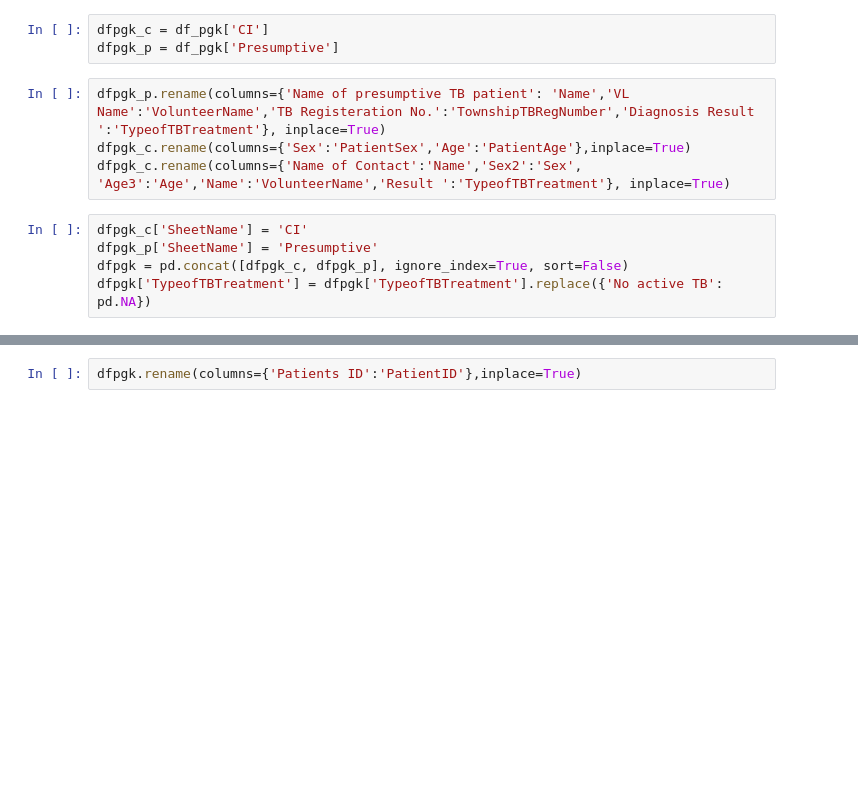
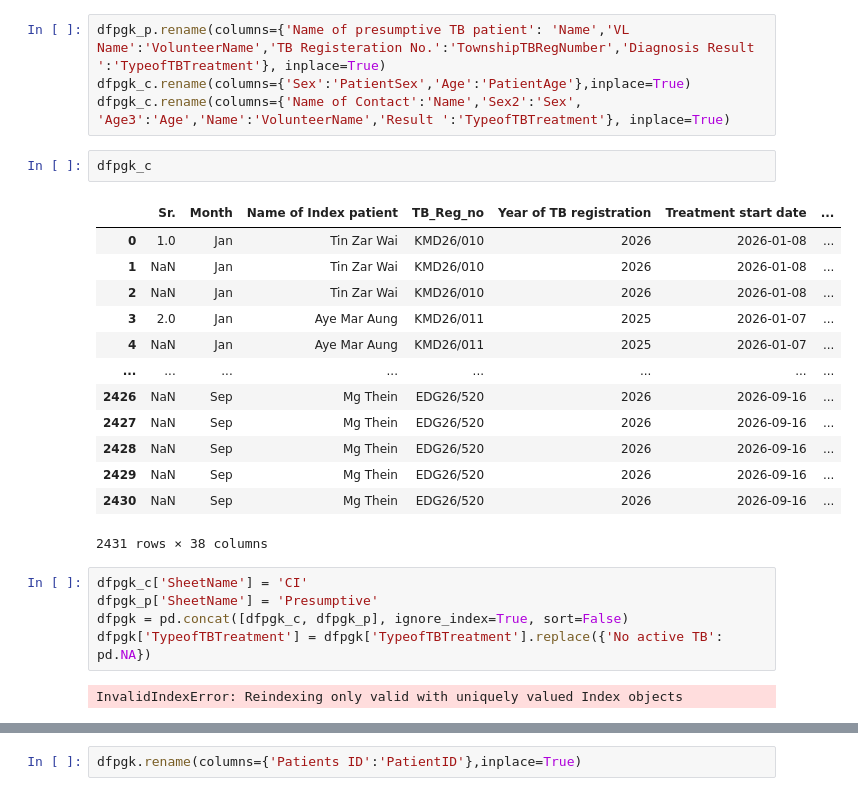
Before and after one commit to toepyaesone/YGNTBPROJECT, a Jupyter notebook: _2026 ReportValidation_PGK_260423.ipynb, the cells around one changed output, grey strips where cells are left out. Saved outputs shown, nothing was run; the diff lists cells and outputs as text; blank space fills up the shorter version.

```diff
--- a/_2026 ReportValidation_PGK_260423.ipynb
+++ b/_2026 ReportValidation_PGK_260423.ipynb
@@ -80,15 +84,30 @@ def read_excel_bytes_pgk(file_bytes):
             print("Available sheets:", xf.sheet_names)
             raise
 df_pgk = read_excel_bytes_pgk(file_bytes)
-# %%
-dfpgk_c = df_pgk['CI']
-dfpgk_p = df_pgk['Presumptive']
 # %%
 dfpgk_p.rename(columns={'Name of presumptive TB patient': 'Name','VL Name':'VolunteerName','TB Registeration No.':'TownshipTBRegNumber','Diagnosis Result ':'TypeofTBTreatment'}, inplace=True)
 dfpgk_c.rename(columns={'Sex':'PatientSex','Age':'PatientAge'},inplace=True)
 dfpgk_c.rename(columns={'Name of Contact':'Name','Sex2':'Sex', 'Age3':'Age','Name':'VolunteerName','Result ':'TypeofTBTreatment'}, inplace=True)
+# %%
+dfpgk_c
+# %% [output]
+|  | Sr. | Month | Name of Index patient | TB_Reg_no | Year of TB registration | Treatment start date | ... |
+| 0 | 1.0 | Jan | Tin Zar Wai | KMD26/010 | 2026 | 2026-01-08 | ... |
+| 1 | NaN | Jan | Tin Zar Wai | KMD26/010 | 2026 | 2026-01-08 | ... |
+| 2 | NaN | Jan | Tin Zar Wai | KMD26/010 | 2026 | 2026-01-08 | ... |
+| 3 | 2.0 | Jan | Aye Mar Aung | KMD26/011 | 2025 | 2026-01-07 | ... |
+| 4 | NaN | Jan | Aye Mar Aung | KMD26/011 | 2025 | 2026-01-07 | ... |
+| ... | ... | ... | ... | ... | ... | ... | ... |
+| 2426 | NaN | Sep | Mg Thein | EDG26/520 | 2026 | 2026-09-16 | ... |
+| 2427 | NaN | Sep | Mg Thein | EDG26/520 | 2026 | 2026-09-16 | ... |
+| 2428 | NaN | Sep | Mg Thein | EDG26/520 | 2026 | 2026-09-16 | ... |
+| 2429 | NaN | Sep | Mg Thein | EDG26/520 | 2026 | 2026-09-16 | ... |
+| 2430 | NaN | Sep | Mg Thein | EDG26/520 | 2026 | 2026-09-16 | ... |
+2431 rows × 38 columns
 # %%
 dfpgk_c['SheetName'] = 'CI'
 dfpgk_p['SheetName'] = 'Presumptive'
 dfpgk = pd.concat([dfpgk_c, dfpgk_p], ignore_index=True, sort=False)
 dfpgk['TypeofTBTreatment'] = dfpgk['TypeofTBTreatment'].replace({'No active TB': pd.NA})
+# %% [output]
+InvalidIndexError: Reindexing only valid with uniquely valued Index objects
```
Also changed, not shown: parts of 7 cells of this notebook.
